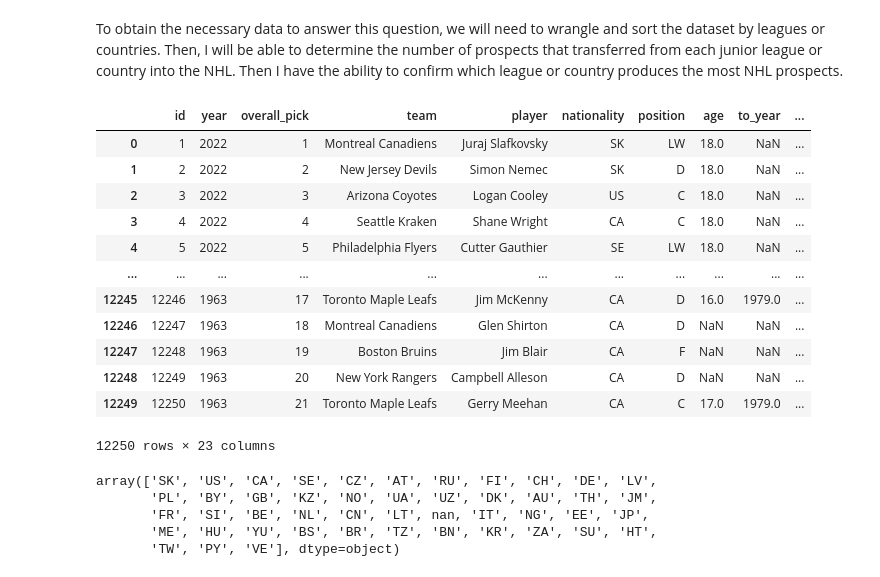
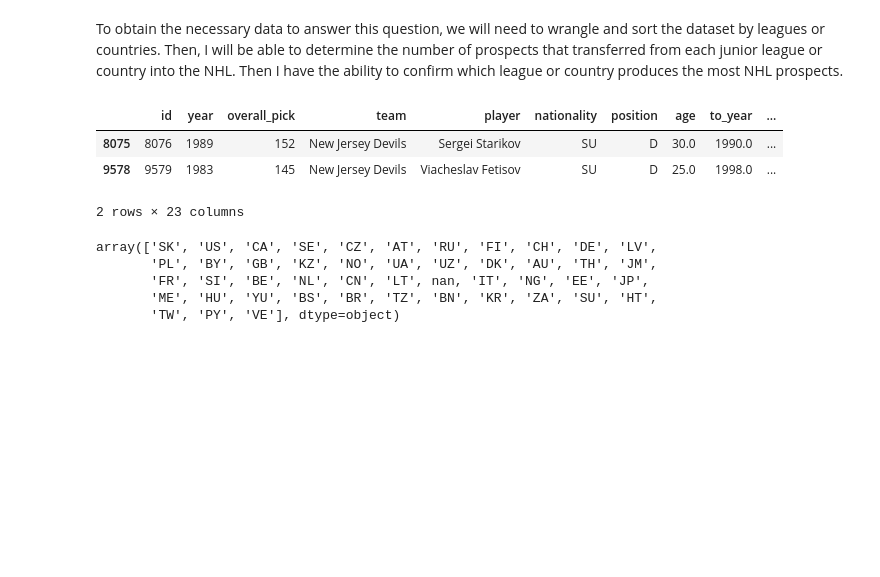
Before and after one commit to ubco-W2022T2-data301/project-group-group31, a Jupyter notebook: analysis/analysis2.ipynb, the cells around one changed output. Saved outputs shown, nothing was run; the diff lists cells and outputs as text; code cells hidden in the pictures; blank space fills up the shorter version.

```diff
--- a/analysis/analysis2.ipynb
+++ b/analysis/analysis2.ipynb
@@ -11,21 +11,12 @@ To obtain the necessary data to answer this question, we will need to wrangle an
 import pandas as pd
 # %%
 df = pd.read_csv("../data/raw/NHLDraft.csv")
-df
+df[df["nationality"]=="SU"]
 # %% [output]
 |  | id | year | overall_pick | team | player | nationality | position | age | to_year | ... |
-| 0 | 1 | 2022 | 1 | Montreal Canadiens | Juraj Slafkovsky | SK | LW | 18.0 | NaN | ... |
-| 1 | 2 | 2022 | 2 | New Jersey Devils | Simon Nemec | SK | D | 18.0 | NaN | ... |
-| 2 | 3 | 2022 | 3 | Arizona Coyotes | Logan Cooley | US | C | 18.0 | NaN | ... |
-| 3 | 4 | 2022 | 4 | Seattle Kraken | Shane Wright | CA | C | 18.0 | NaN | ... |
-| 4 | 5 | 2022 | 5 | Philadelphia Flyers | Cutter Gauthier | SE | LW | 18.0 | NaN | ... |
-| ... | ... | ... | ... | ... | ... | ... | ... | ... | ... | ... |
-| 12245 | 12246 | 1963 | 17 | Toronto Maple Leafs | Jim McKenny | CA | D | 16.0 | 1979.0 | ... |
-| 12246 | 12247 | 1963 | 18 | Montreal Canadiens | Glen Shirton | CA | D | NaN | NaN | ... |
-| 12247 | 12248 | 1963 | 19 | Boston Bruins | Jim Blair | CA | F | NaN | NaN | ... |
-| 12248 | 12249 | 1963 | 20 | New York Rangers | Campbell Alleson | CA | D | NaN | NaN | ... |
-| 12249 | 12250 | 1963 | 21 | Toronto Maple Leafs | Gerry Meehan | CA | C | 17.0 | 1979.0 | ... |
+| 8075 | 8076 | 1989 | 152 | New Jersey Devils | Sergei Starikov | SU | D | 30.0 | 1990.0 | ... |
+| 9578 | 9579 | 1983 | 145 | New Jersey Devils | Viacheslav Fetisov | SU | D | 25.0 | 1998.0 | ... |
-12250 rows × 23 columns
+2 rows × 23 columns
 # %%
 df['nationality'].unique()
 # %% [output]
```
Also changed, not shown: parts of 6 cells of this notebook.
